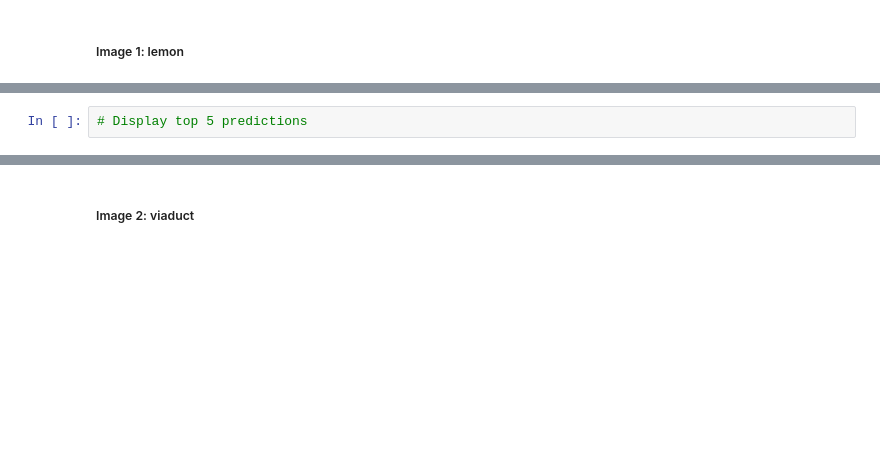
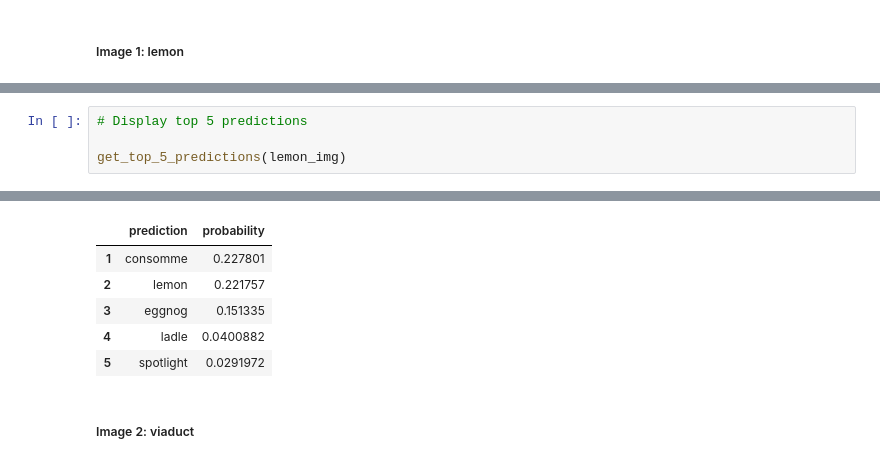
Before and after one commit to Kalokagat/TF2_for_DL, a Jupyter notebook: 1_4_Saving_and_loading_models.ipynb, the cells around one changed output, grey strips where cells are left out. Cells and saved outputs as stored; diff of their text form; blank space fills up the shorter version.

```diff
--- a/1_4_Saving_and_loading_models.ipynb
+++ b/1_4_Saving_and_loading_models.ipynb
@@ -477,2 +504,5 @@ def get_top_5_predictions(img):
 # %%
 # Display top 5 predictions
+
+get_top_5_predictions(lemon_img)
+# %% [output]
@@ -479,3 +512,9 @@ def get_top_5_predictions(img):
+|  | prediction | probability |
+| 1 | consomme | 0.227801 |
+| 2 | lemon | 0.221757 |
+| 3 | eggnog | 0.151335 |
+| 4 | ladle | 0.0400882 |
+| 5 | spotlight | 0.0291972 |
 # %% [markdown]
 ##### Image 2: viaduct
 # %%
```
Also changed, not shown: parts of 8 cells of this notebook.
